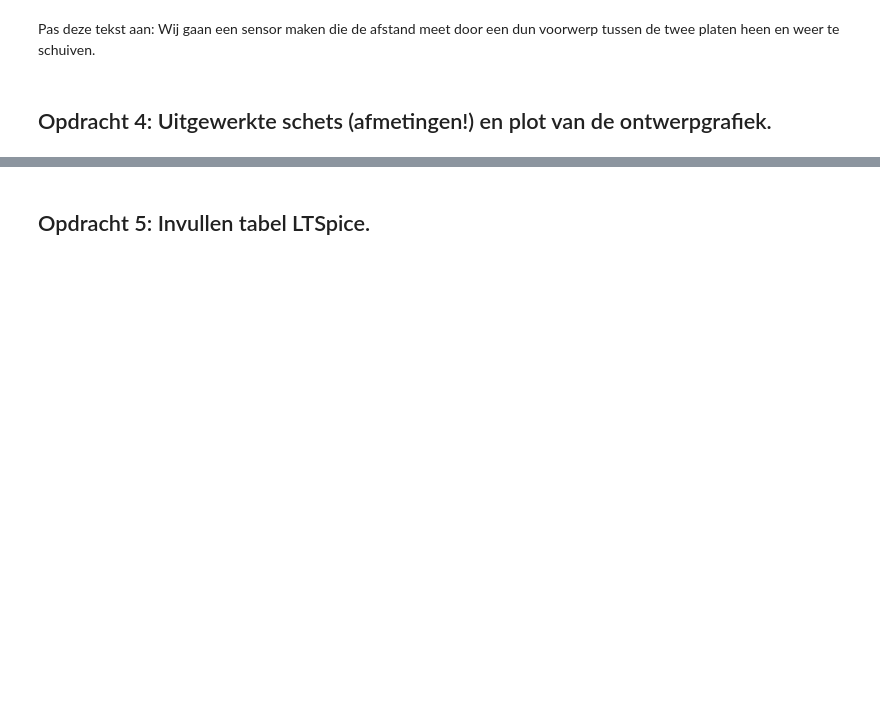
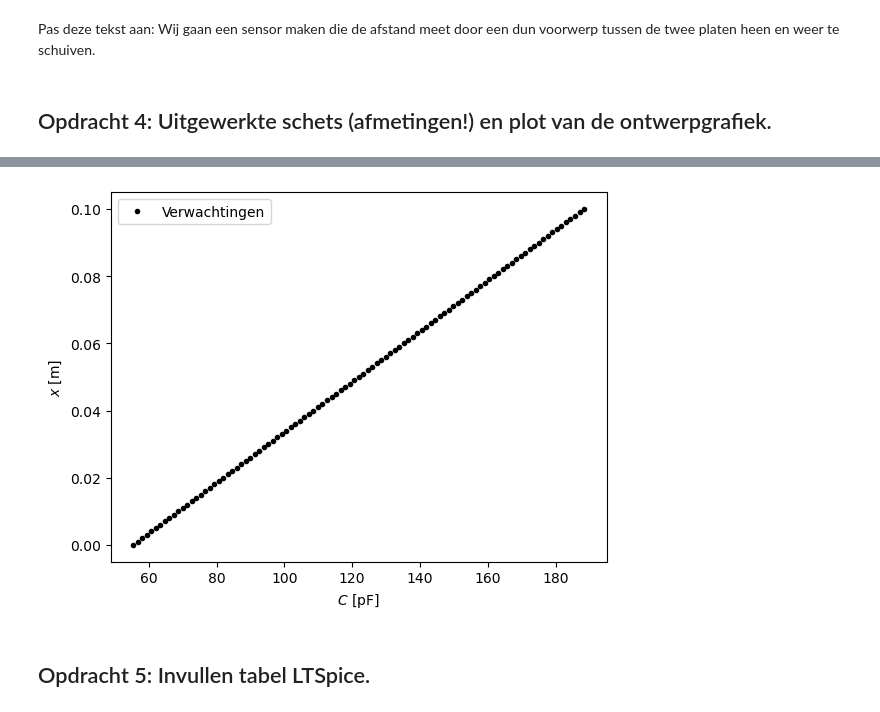
Before and after one commit to fKogelTU/opdrachten-DEF-D, a Jupyter notebook: FysiekeOntwerpopdrachten/2OntwerpEenSensorCondensator/DEFOntwerpopdracht2OntwerpEenSensorInvulTemplate.ipynb, the cells around one changed output, grey strips where cells are left out. Saved outputs shown, nothing was run; the diff lists cells and outputs as text; code cells hidden in the pictures; blank space fills up the shorter version.

```diff
--- a/FysiekeOntwerpopdrachten/2OntwerpEenSensorCondensator/DEFOntwerpopdracht2OntwerpEenSensorInvulTemplate.ipynb
+++ b/FysiekeOntwerpopdrachten/2OntwerpEenSensorCondensator/DEFOntwerpopdracht2OntwerpEenSensorInvulTemplate.ipynb
@@ -78,3 +76,29 @@ Pas deze tekst aan: Wij gaan een sensor maken die de afstand meet door een dun v
+# %%
+import numpy as np
+import matplotlib.pyplot as plt
+
+#total area in capacitor
+A_tot = 0.01
+
+#make var for area from pvc
+A_pvc = (8e-2)*(np.linspace(0,100,101)*1e-3)
+
+#area air
+A_air = A_tot-A_pvc
+
+elucht = 1
+epvc = 4.0
+
+#expected capacitance in pF
+C = 55.4 * ((A_pvc*epvc+A_air*elucht)/(A_tot*elucht))
+
+plt.plot(C, np.linspace(0,100,101)*1e-3, 'k.', label='Verwachtingen')
+plt.xlabel('$C$ [pF]')
+plt.ylabel('$x$ [m]')
+plt.legend()
+plt.show()
+# %% [output]
+[figure, added]
 # %% [markdown]
 ## Opdracht 5: Invullen tabel LTSpice.
 # %% [markdown]
```
Also changed, not shown: parts of 5 cells of this notebook, 1 other file.
